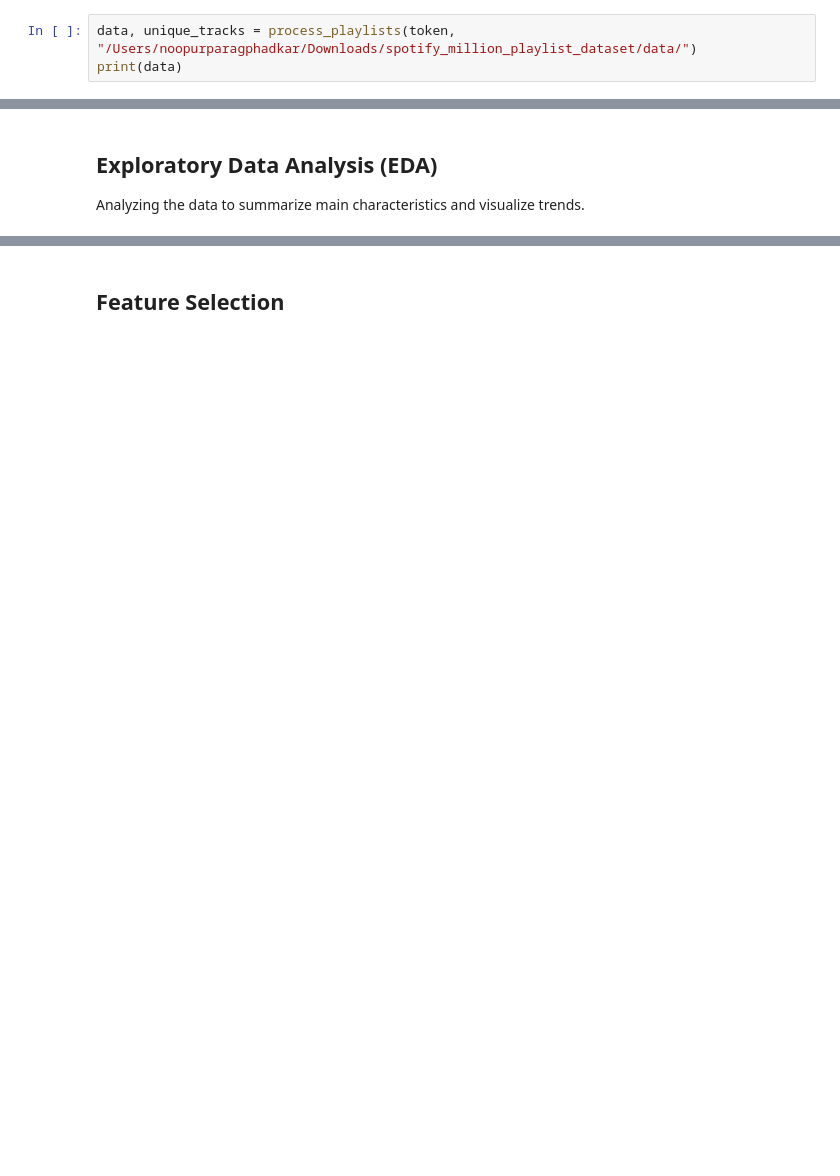
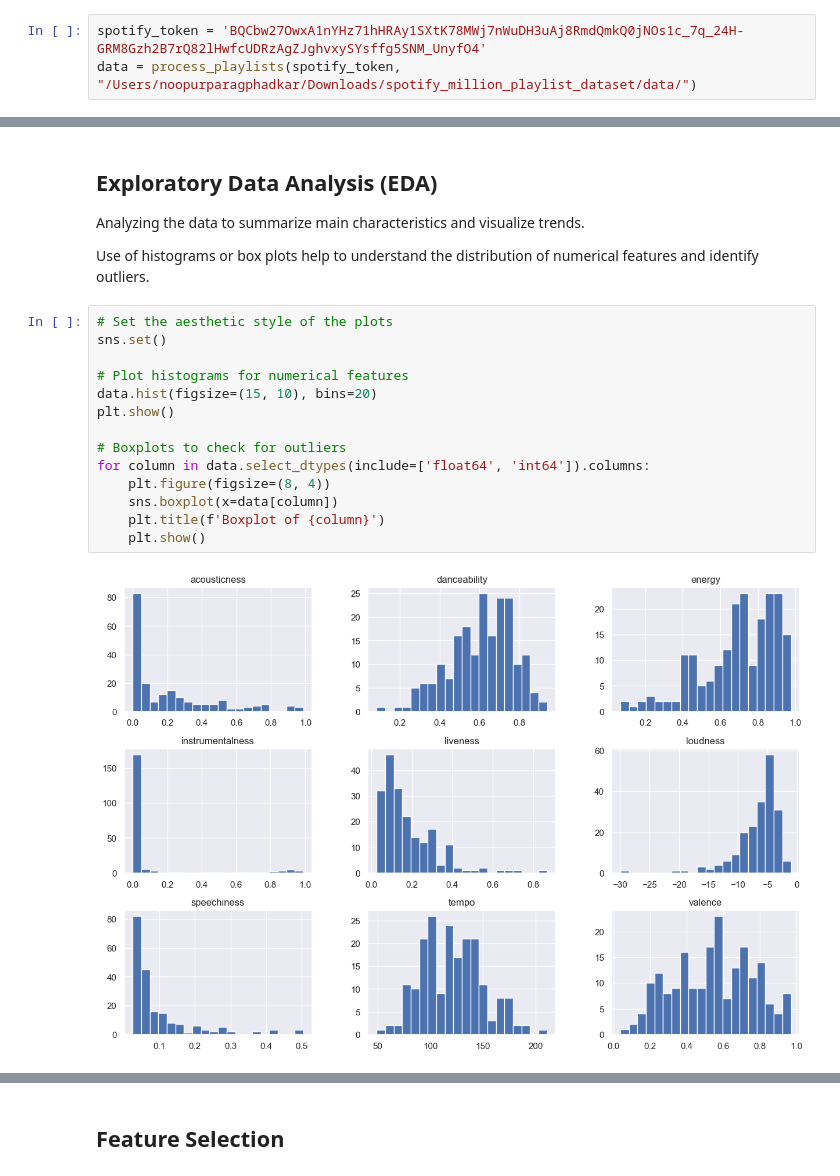
Before and after one commit to noopur-phadkar/TuneTrend---Decade-Century-Song-Classification, a Jupyter notebook: main.ipynb, the cells around one changed output, grey strips where cells are left out. Saved outputs shown, nothing was run; the diff lists cells and outputs as text; blank space fills up the shorter version.

Commit message:
Adding Exploratory Data Analysis (EDA)

```diff
--- a/main.ipynb
+++ b/main.ipynb
@@ -153,3 +164,3 @@ JSONDecodeError: Expecting value: line 1 column 1 (char 0)
 # %%
-data, unique_tracks = process_playlists(token, "/Users/noopurparagphadkar/Downloads/spotify_million_playlist_dataset/data/")
-print(data)
+spotify_token = 'BQCbw27OwxA1nYHz71hHRAy1SXtK78MWj7nWuDH3uAj8RmdQmkQ0jNOs1c_7q_24H-GRM8Gzh2B7rQ82lHwfcUDRzAgZJghvxySYsffg5SNM_UnyfO4'
+data = process_playlists(spotify_token, "/Users/noopurparagphadkar/Downloads/spotify_million_playlist_dataset/data/")
@@ -165,3 +268,21 @@ Cleaning and organizing raw data into a suitable format for analysis.
 ## Exploratory Data Analysis (EDA)
 
 Analyzing the data to summarize main characteristics and visualize trends.
+
+Use of histograms or box plots help to understand the distribution of numerical features and identify outliers.
+# %%
+# Set the aesthetic style of the plots
+sns.set()
+
+# Plot histograms for numerical features
+data.hist(figsize=(15, 10), bins=20)
+plt.show()
+
+# Boxplots to check for outliers
+for column in data.select_dtypes(include=['float64', 'int64']).columns:
+    plt.figure(figsize=(8, 4))
+    sns.boxplot(x=data[column])
+    plt.title(f'Boxplot of {column}')
+    plt.show()
+# %% [output]
+[figure, added]
```
Also changed, not shown: parts of 20 cells of this notebook.
